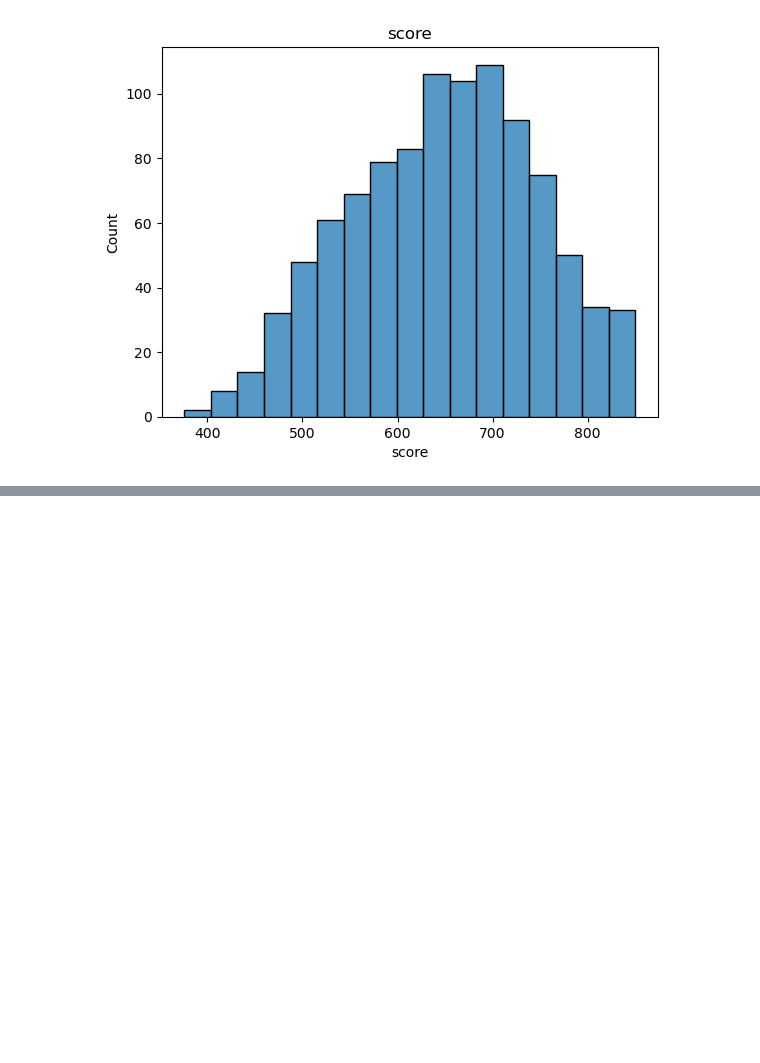
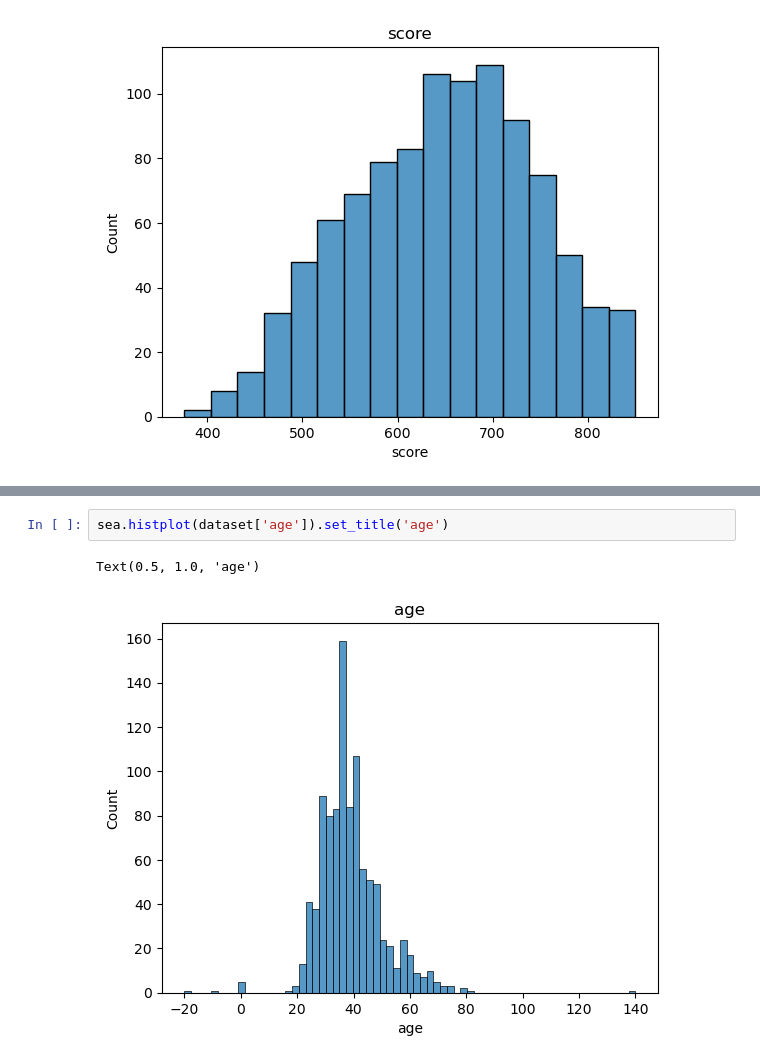
Before and after one commit to Lanpaiva/data-analysis, a Jupyter notebook: limpeza-processamento.ipynb, the cells around one changed output, grey strips where cells are left out. Cells and saved outputs as stored; diff of their text form; blank space fills up the shorter version.

```diff
--- a/limpeza-processamento.ipynb
+++ b/limpeza-processamento.ipynb
@@ -92,0 +112,5 @@ Text(0.5, 1.0, 'score')
+# %%
+sea.histplot(dataset['age']).set_title('age')
+# %% [output]
+Text(0.5, 1.0, 'age')
+[figure, added]
```
Also changed, not shown: parts of 7 cells of this notebook.
